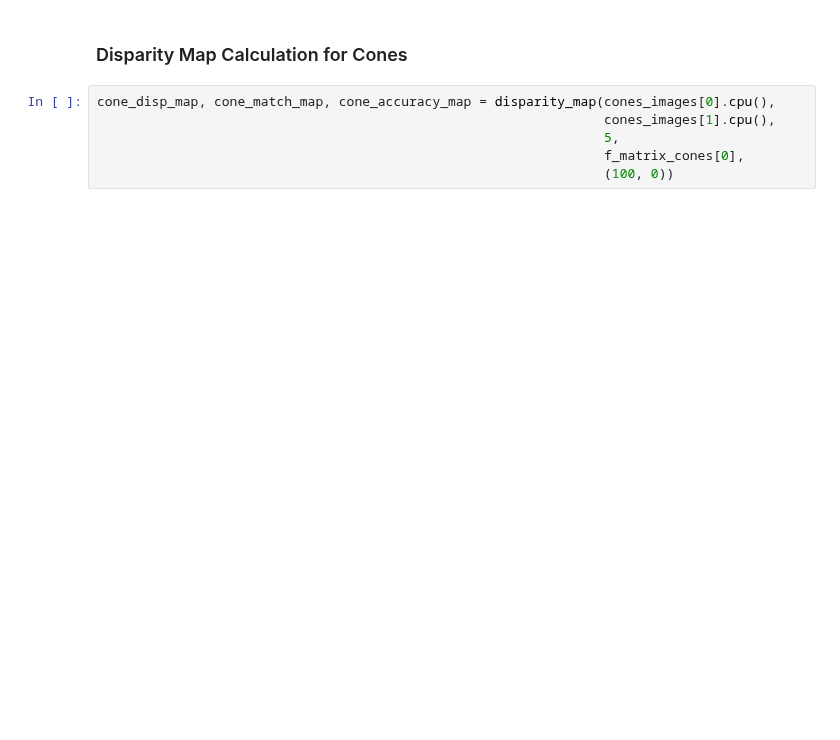
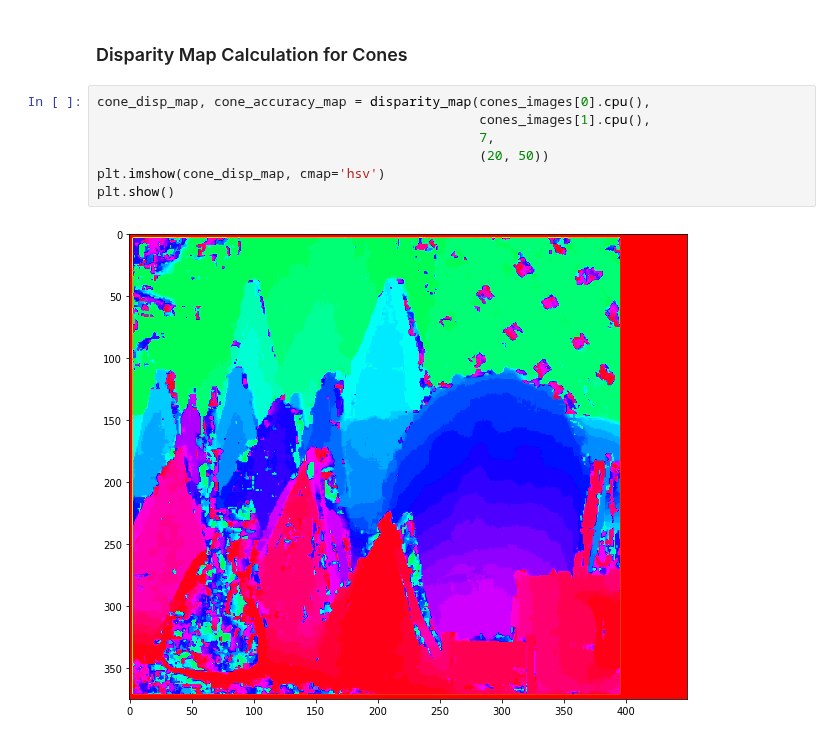
Before and after one commit to Tsmorz/computer-vision, a Jupyter notebook: Project 3/project3-Matin.ipynb, the cells around one changed output. Drawn from its saved outputs; the diff is of its cells as text; blank space fills up the shorter version.

```diff
--- a/Project 3/project3-Matin.ipynb
+++ b/Project 3/project3-Matin.ipynb
@@ -500,8 +494,11 @@ cast_disp_map, cast_match_map, cast_accuracy_map = disparity_map(cast_images[0].
 # %% [markdown]
 ### Disparity Map Calculation for Cones
 # %%
-cone_disp_map, cone_match_map, cone_accuracy_map = disparity_map(cones_images[0].cpu(),
-                                                                 cones_images[1].cpu(),
-                                                                 5,
-                                                                 f_matrix_cones[0],
-                                                                 (100, 0))
+cone_disp_map, cone_accuracy_map = disparity_map(cones_images[0].cpu(),
+                                                 cones_images[1].cpu(),
+                                                 7,
+                                                 (20, 50))
+plt.imshow(cone_disp_map, cmap='hsv')
+plt.show()
+# %% [output]
+[figure, added]
```
Also changed, not shown: parts of 11 cells of this notebook.
